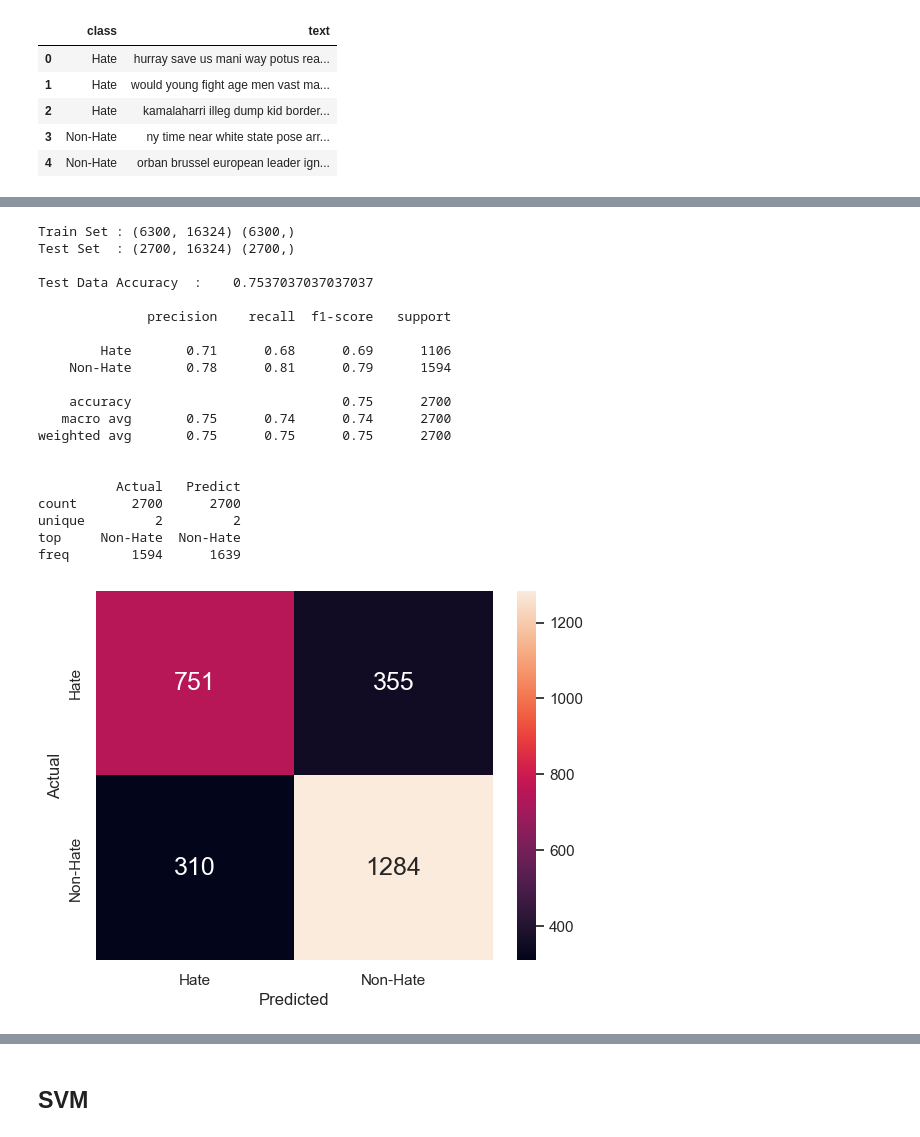
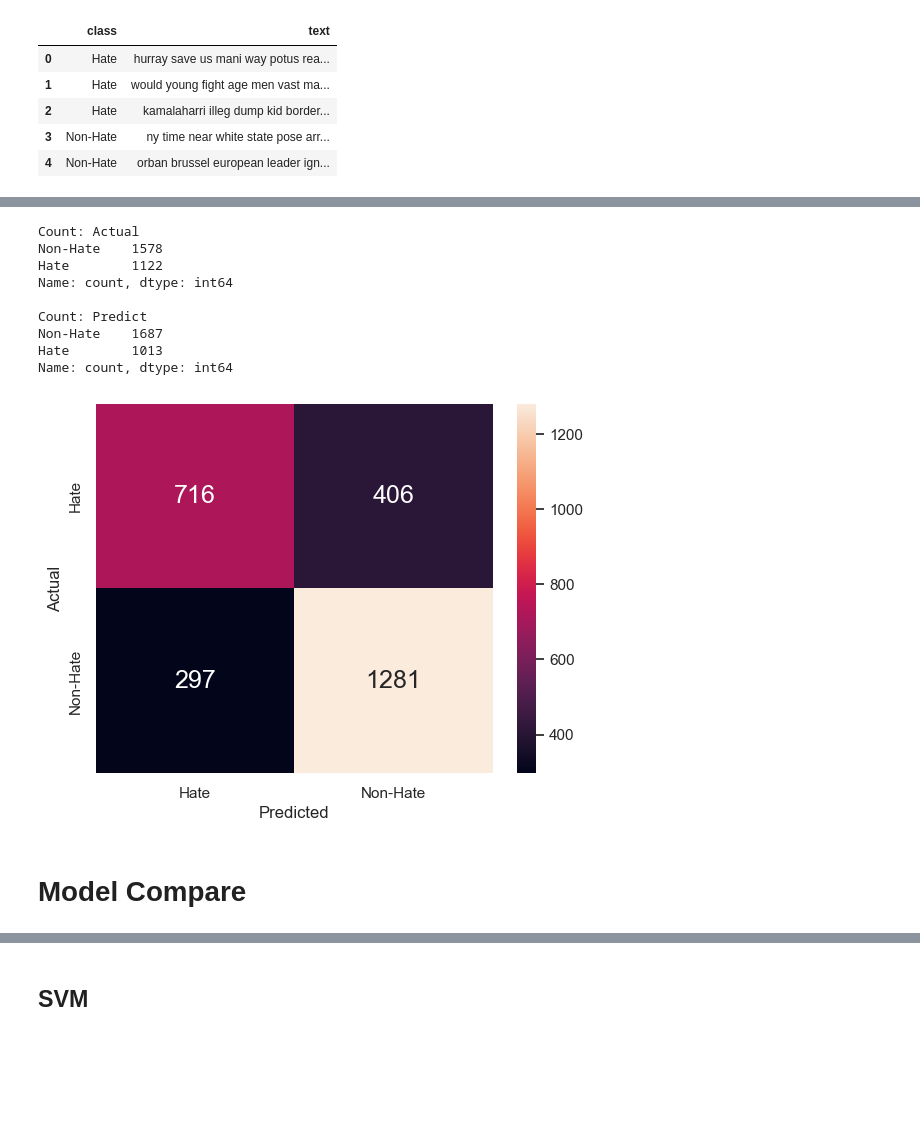
Before and after one commit to yclee98/Hate-speech-detection, a Jupyter notebook: main.ipynb, the cells around one changed output, grey strips where cells are left out. Cells and saved outputs as stored; diff of their text form; code cells hidden in the pictures; blank space fills up the shorter version.

```diff
--- a/main.ipynb
+++ b/main.ipynb
@@ -90,0 +145,3 @@ from sklearn.tree import DecisionTreeClassifier
+# %%
+# Train data
+model.fit(x_train, y_train)
@@ -90,0 +158,4 @@ from sklearn.tree import DecisionTreeClassifier
+# %%
+# Predict data
+print("Test Data Accuracy  :\t", model.score(x_test, y_test))
+y_test_pred = model.predict(x_test)
@@ -91,67 +176,34 @@ from sklearn.tree import DecisionTreeClassifier
 # %%
-x = np.array(df["text"])
-y = np.array(df["class"])
-
-# Initialize
-cv = CountVectorizer()
-x = cv.fit_transform(x)
-x_train, x_test, y_train, y_test = train_test_split(x,y, test_size = 0.30, random_state=42)
-
-print("Train Set :", x_train.shape, y_train.shape)
-print("Test Set  :", x_test.shape, y_test.shape)
-print()
-
-# Train data
-dtc = DecisionTreeClassifier()
-dtc.fit(x_train, y_train)
-
-
-# Predict data
-print("Test Data Accuracy  :\t", dtc.score(x_test, y_test))
-y_test_pred = dtc.predict(x_test)
-print()
-
-
-# Classification report
-print(classification_report(y_test, y_test_pred, labels=["Hate","Non-Hate"]))
-print()
-
-
 # Heatmap
 ax = plt.subplot()
 
 # Plot the two-way Confusion Matrix
 sb.heatmap(confusion_matrix(y_test, y_test_pred, labels=["Hate","Non-Hate"]),
            annot = True, fmt=".0f", annot_kws={"size": 18}, ax=ax)
 
 ax.set_xlabel('Predicted')
 ax.set_ylabel('Actual')
 ax.xaxis.set_ticklabels(["Hate","Non-Hate"])
 ax.yaxis.set_ticklabels(["Hate","Non-Hate"])
 
 # Count
 df1 = pd.DataFrame({'Actual':y_test, 'Predict':y_test_pred})
-print(df1.describe())
+# print(df1.describe())
+print(f"Count: {df1['Actual'].value_counts()}")
 print()
+print(f"Count: {df1['Predict'].value_counts()}")
+
+print()
 # %% [output]
-Train Set : (6300, 16324) (6300,)
-Test Set  : (2700, 16324) (2700,)
+Count: Actual
+Non-Hate    1578
+Hate        1122
+Name: count, dtype: int64
 
-Test Data Accuracy  :    0.7537037037037037
-
-              precision    recall  f1-score   support
-
-        Hate       0.71      0.68      0.69      1106
-    Non-Hate       0.78      0.81      0.79      1594
-
-    accuracy                           0.75      2700
-   macro avg       0.75      0.74      0.74      2700
-weighted avg       0.75      0.75      0.75      2700
-
-
-          Actual   Predict
-count       2700      2700
-unique         2         2
-top     Non-Hate  Non-Hate
-freq        1594      1639
+Count: Predict
+Non-Hate    1687
+Hate        1013
+Name: count, dtype: int64
-[figure, old version]
+[figure, new version]
+# %% [markdown]
+# Model Compare
```
Also changed, not shown: parts of 21 cells of this notebook, 2 other files.
